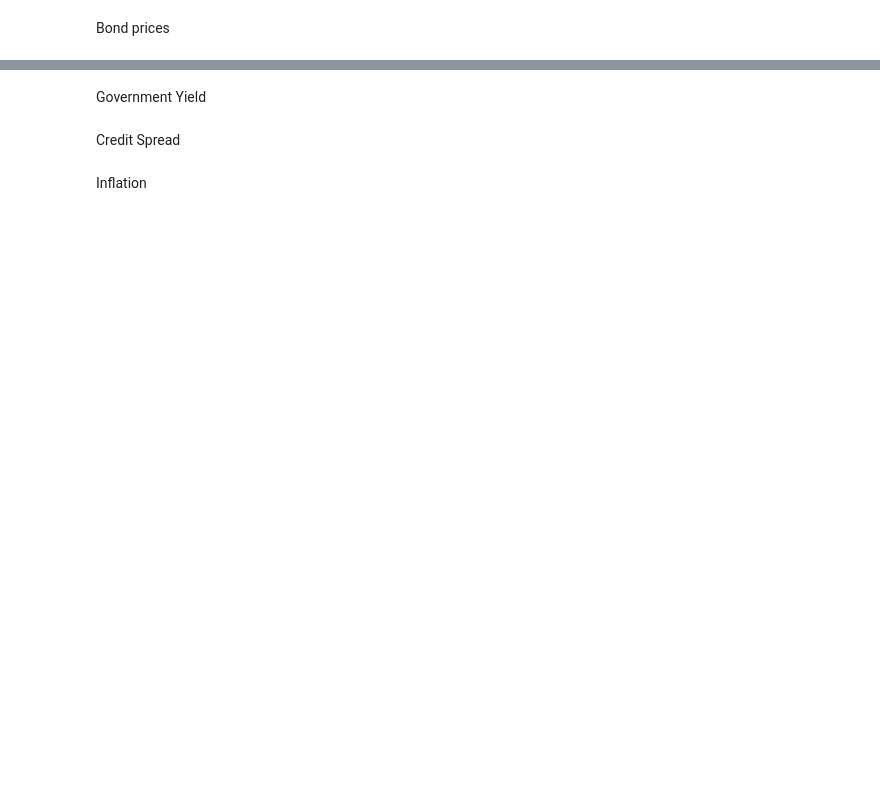
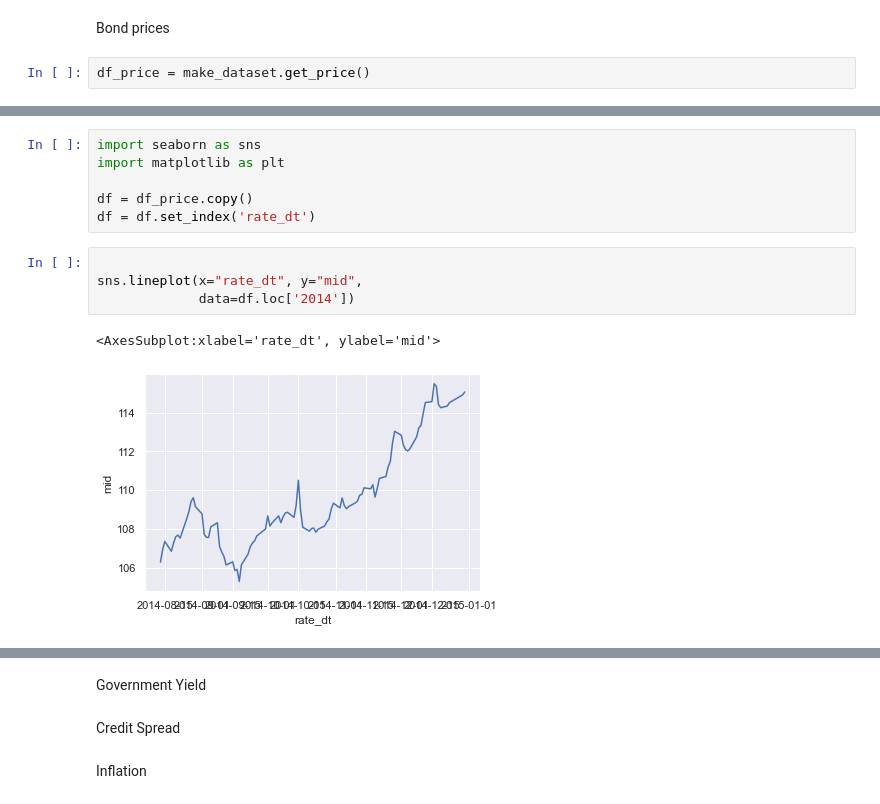
Before and after one commit to Merijn68/BondTrading, a Jupyter notebook: notebooks/02_data_exploratie.ipynb, the cells around one changed output, grey strips where cells are left out. Drawn from its saved outputs; the diff is of its cells as text; blank space fills up the shorter version.

Commit message:
first graphs

```diff
--- a/notebooks/02_data_exploratie.ipynb
+++ b/notebooks/02_data_exploratie.ipynb
@@ -16,2 +98,4 @@ Trades
 # %% [markdown]
 Bond prices
+# %%
+df_price = make_dataset.get_price()
@@ -17,0 +119,13 @@ Bond prices
+# %%
+import seaborn as sns
+import matplotlib as plt
+
+df = df_price.copy()
+df = df.set_index('rate_dt')
+# %%
+
+sns.lineplot(x="rate_dt", y="mid",
+             data=df.loc['2014'])
+# %% [output]
+<AxesSubplot:xlabel='rate_dt', ylabel='mid'>
+[figure, added]
```
Also changed, not shown: parts of 14 cells of this notebook, 1 other file.
